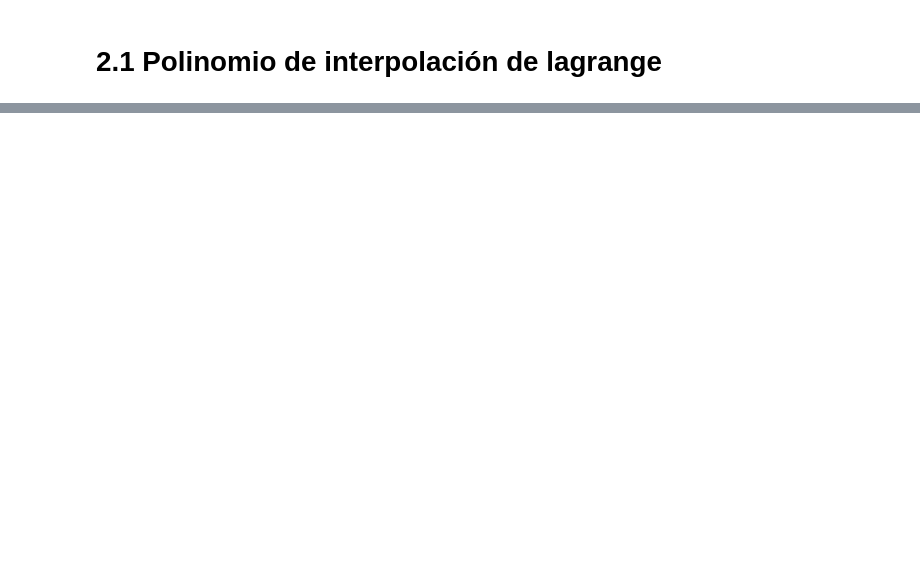
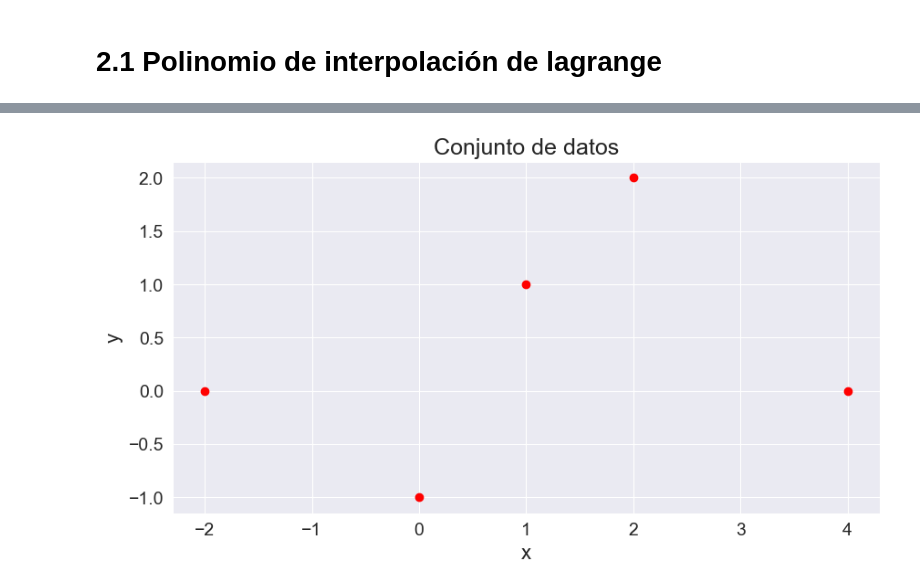
Before and after one commit to caramirezs/MetNum_librodigital, a Jupyter notebook: 2_Ajuste_funciones/2.1_Polinomio_de_interpolacion_de_Lagrange.ipynb, the cells around one changed output, grey strips where cells are left out. Drawn from its saved outputs; the diff is of its cells as text; code cells hidden in the pictures; blank space fills up the shorter version.

```diff
--- a/2_Ajuste_funciones/2.1_Polinomio_de_interpolacion_de_Lagrange.ipynb
+++ b/2_Ajuste_funciones/2.1_Polinomio_de_interpolacion_de_Lagrange.ipynb
@@ -336,0 +124,18 @@ Polinomio de Lagrange:
+# %%
+# Datos de la tabla
+x = [-2, 0, 1, 2, 4]
+y = [-0, -1, 1, 2, 0]
+
+# Graficar los puntos
+sns.set_style('darkgrid') # Agrega el estilo "dark" de Seaborn
+fig, ax = plt.subplots(figsize=(10, 5))
+
+plt.scatter(x, y, label='datos', color='red')
+ax.tick_params(labelsize=14, axis='x')
+ax.tick_params(labelsize=14, axis='y')
+plt.xlabel('x', fontsize=16)
+plt.ylabel('y', fontsize=16)
+plt.title(f'Conjunto de datos', fontsize=18)
+plt.show()
+# %% [output]
+[figure, added]
```
Also changed, not shown: parts of 26 cells of this notebook, 1 other file.
